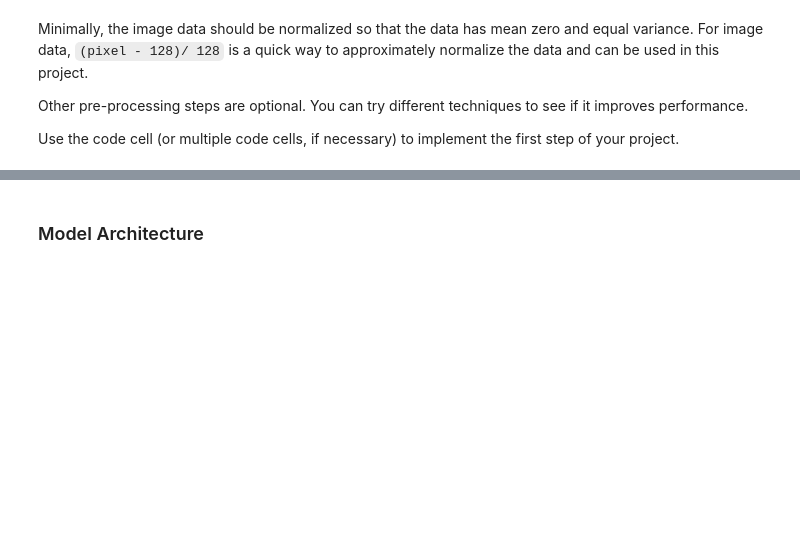
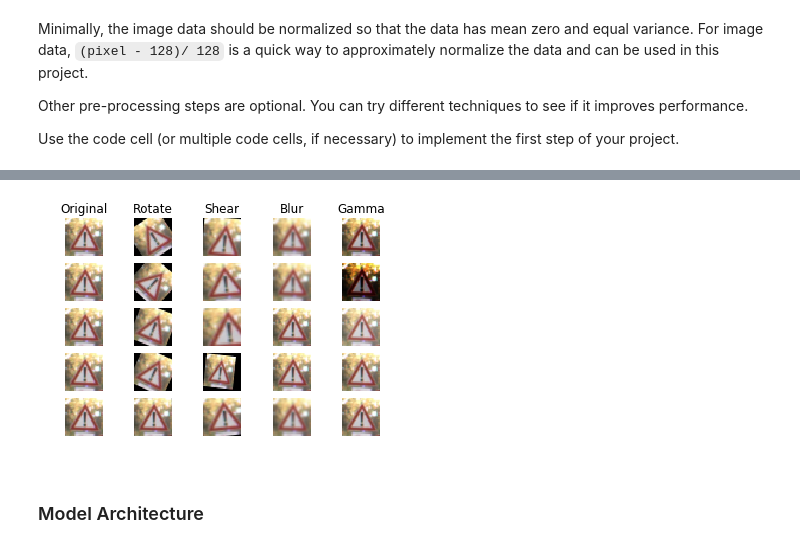
Before and after one commit to matttpj/CarND-Traffic-Sign-Classifier, a Jupyter notebook: Traffic_Sign_Classifier-P3.ipynb, the cells around one changed output, grey strips where cells are left out. Cells and saved outputs as stored; diff of their text form; code cells hidden in the pictures; blank space fills up the shorter version.

```diff
--- a/Traffic_Sign_Classifier-P3.ipynb
+++ b/Traffic_Sign_Classifier-P3.ipynb
@@ -259,46 +273,45 @@ plt.show()
 # %%
 from effects import ImageEffect
 image_effect = ImageEffect()
 
 # Sample to generate 5 images per transformation on a random image of training set.
 
 sample = X_train[555]
 
-#translated_img = []
-rotated_img    = []
+rotate_img    = []
 shear_img      = []
 blur_img       = []
-noise_img      = []
 gamma_img      = []
-#gray_img      = []
 
-for i in range(4):
-    #translated_img.append(image_effect.image_translate(sample))
-    rotated_img.append(image_effect.image_rotate(sample))
+
+for i in range(5):
+    sample
+    rotate_img.append(image_effect.image_rotate(sample))
     shear_img.append(image_effect.image_shear(sample))
     blur_img.append(image_effect.image_blur(sample))
     gamma_img.append(image_effect.image_gamma(sample))
-    #gray_img.append(image_effect.image_gray(sample))
 
-row, col = 4, 4
-plt.figure(2)
+row, col = 5, 5
+plt.figure(5)
+
+plt.subplot(row, col,1), plt.title('Original')
+plt.subplot(row, col,2), plt.title('Rotate')
+plt.subplot(row, col,3), plt.title('Shear')
+plt.subplot(row, col,4), plt.title('Blur')
+plt.subplot(row, col,5), plt.title('Gamma')
 
 
-plt.subplot(row, col,1), plt.title('Rotation')
-plt.subplot(row, col,2), plt.title('Shear')
-plt.subplot(row, col,3), plt.title('Blur')
-plt.subplot(row, col,4), plt.title('Gamma')
-#plt.subplot(row, col,1), plt.title('Gray')
-
-for i in range(4):
-    pos = 4*i
-    plt.subplot(row, col,pos+1), plt.imshow(rotated_img[i]), plt.axis('off')
-    plt.subplot(row, col,pos+2), plt.imshow(shear_img[i]), plt.axis('off')
-    plt.subplot(row, col,pos+3), plt.imshow(blur_img[i]), plt.axis('off')
-    plt.subplot(row, col,pos+4), plt.imshow(gamma_img[i]), plt.axis('off')
-    #plt.subplot(row, col,pos+1), plt.imshow(gray_img[i]),  plt.axis('off')
+for i in range(5):
+    pos = 5*i
+    plt.subplot(row, col,pos+1), plt.imshow(sample), plt.axis('off')
+    plt.subplot(row, col,pos+2), plt.imshow(rotate_img[i]), plt.axis('off')
+    plt.subplot(row, col,pos+3), plt.imshow(shear_img[i]), plt.axis('off')
+    plt.subplot(row, col,pos+4), plt.imshow(blur_img[i]), plt.axis('off')
+    plt.subplot(row, col,pos+5), plt.imshow(gamma_img[i]), plt.axis('off')
 
 plt.show()
+# %% [output]
+[figure, added]
 # %% [markdown]
 ### Model Architecture
 # %%
```
Also changed, not shown: parts of 16 cells of this notebook, 3 other files.
